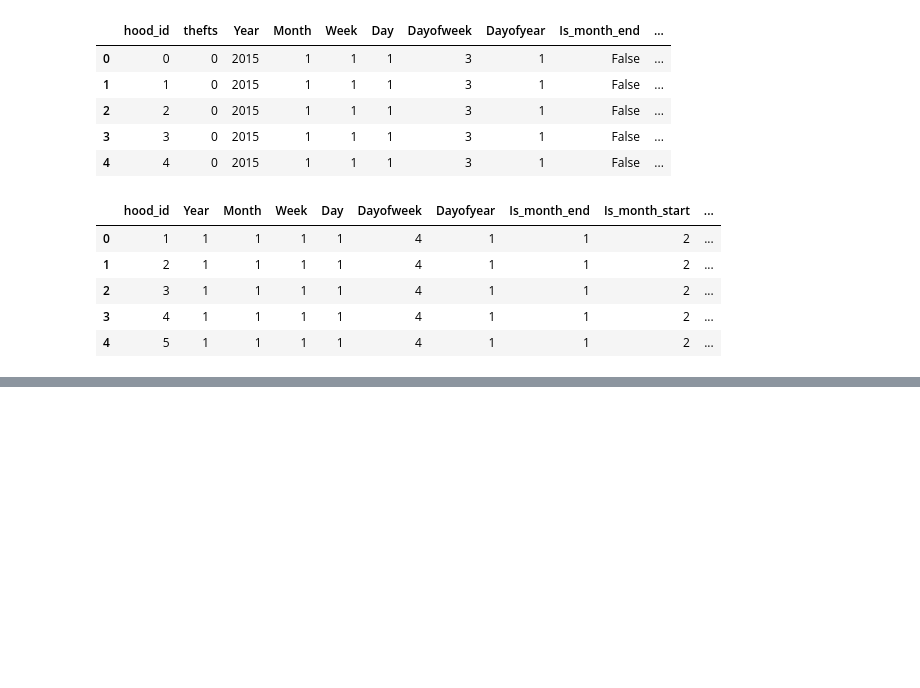
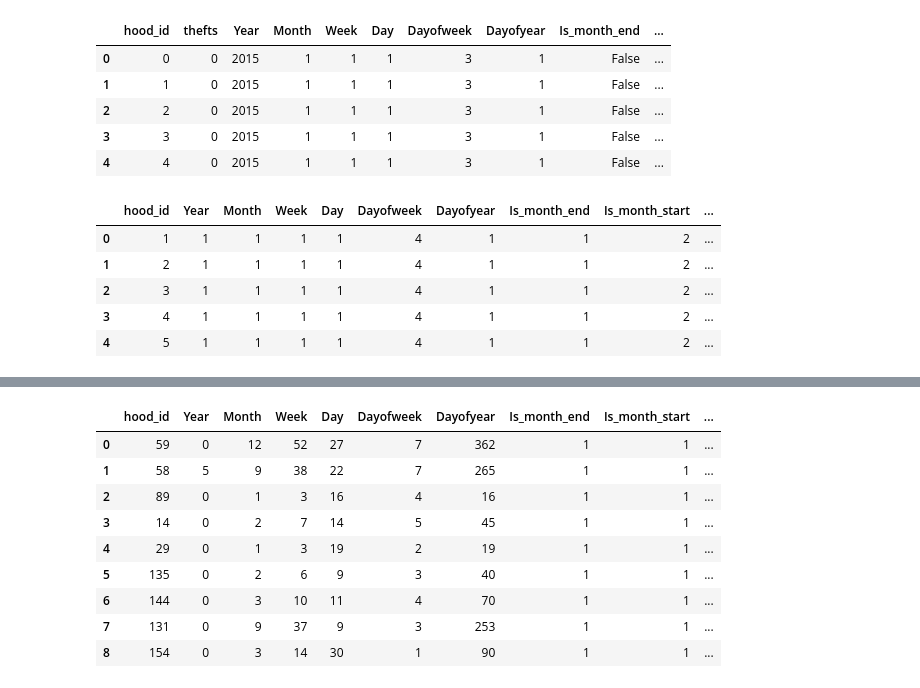
Before and after one commit to pika11/uoft-ml-group4-final-project, a Jupyter notebook: deep_learning_models_0_fill.ipynb, the cells around one changed output, grey strips where cells are left out. Cells and saved outputs as stored; diff of their text form; code cells hidden in the pictures; blank space fills up the shorter version.

```diff
--- a/deep_learning_models_0_fill.ipynb
+++ b/deep_learning_models_0_fill.ipynb
@@ -80,0 +74,3 @@ KeyboardInterrupt:
+# %%
+learn.show_results()
+# %% [output]
@@ -80,0 +78,10 @@ KeyboardInterrupt:
+|  | hood_id | Year | Month | Week | Day | Dayofweek | Dayofyear | Is_month_end | Is_month_start | ... |
+| 0 | 59 | 0 | 12 | 52 | 27 | 7 | 362 | 1 | 1 | ... |
+| 1 | 58 | 5 | 9 | 38 | 22 | 7 | 265 | 1 | 1 | ... |
+| 2 | 89 | 0 | 1 | 3 | 16 | 4 | 16 | 1 | 1 | ... |
+| 3 | 14 | 0 | 2 | 7 | 14 | 5 | 45 | 1 | 1 | ... |
+| 4 | 29 | 0 | 1 | 3 | 19 | 2 | 19 | 1 | 1 | ... |
+| 5 | 135 | 0 | 2 | 6 | 9 | 3 | 40 | 1 | 1 | ... |
+| 6 | 144 | 0 | 3 | 10 | 11 | 4 | 70 | 1 | 1 | ... |
+| 7 | 131 | 0 | 9 | 37 | 9 | 3 | 253 | 1 | 1 | ... |
+| 8 | 154 | 0 | 3 | 14 | 30 | 1 | 90 | 1 | 1 | ... |
```
Also changed, not shown: parts of 7 cells of this notebook.
